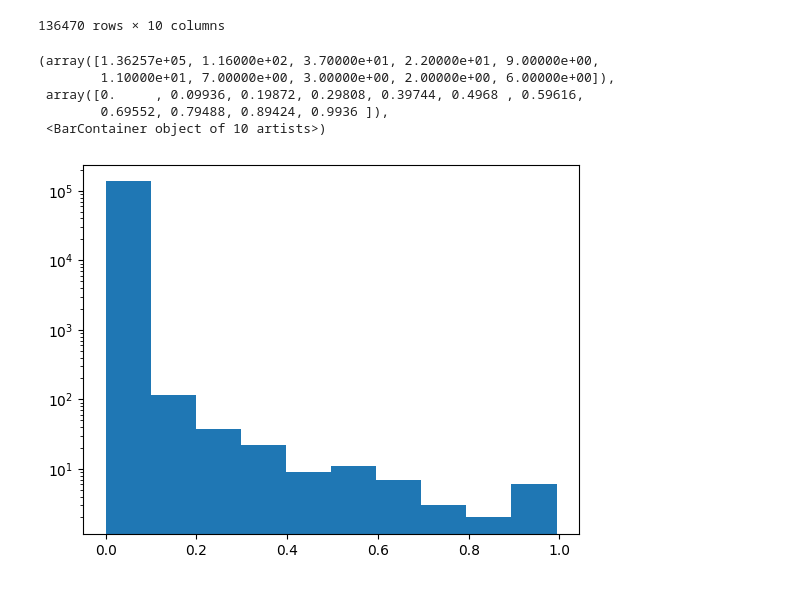
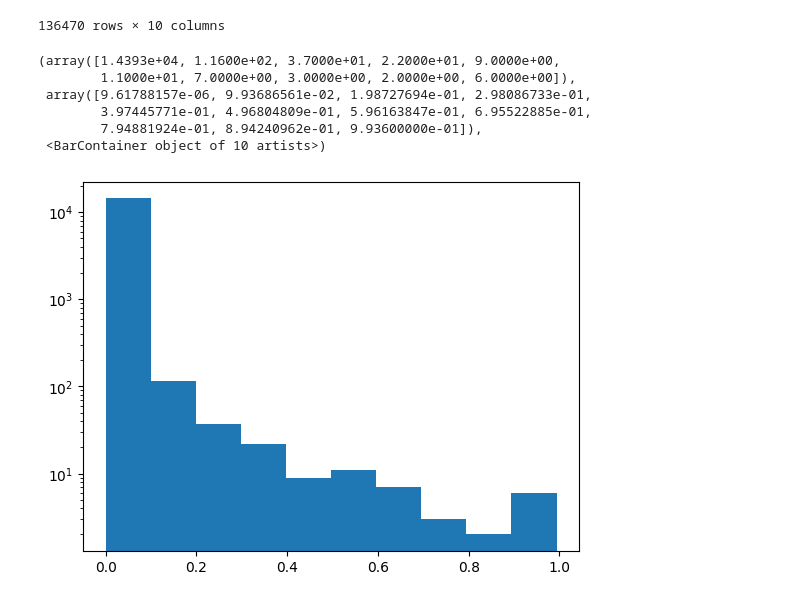
Before and after one commit to agatha-duzan/ada-2023-project-fadamily, a Jupyter notebook: climate_vids_tests.ipynb, the cells around one changed output. Cells and saved outputs as stored; diff of their text form; code cells hidden in the pictures.

```diff
--- a/climate_vids_tests.ipynb
+++ b/climate_vids_tests.ipynb
@@ -131,11 +109,12 @@ display(channels_df.sort_values(by =  'proportion_climate_videos', ascending= Fa
 | 68235 | People & Blogs | 2018-05-12 | UCRWRClsBI3p9gnYO8UBst2g | Laura Towler | 36000 | 27 | 301568.0 | 8.5555 | ... |
 136470 rows × 10 columns
 # %%
-plt.hist(channels_df['proportion_climate_videos'], log = True)
+plt.hist(channels_df['proportion_climate_videos'][channels_df['count_climate_videos'] > 0], log = True)
 # %% [output]
-(array([1.36257e+05, 1.16000e+02, 3.70000e+01, 2.20000e+01, 9.00000e+00,
-        1.10000e+01, 7.00000e+00, 3.00000e+00, 2.00000e+00, 6.00000e+00]),
- array([0.     , 0.09936, 0.19872, 0.29808, 0.39744, 0.4968 , 0.59616,
-        0.69552, 0.79488, 0.89424, 0.9936 ]),
+(array([1.4393e+04, 1.1600e+02, 3.7000e+01, 2.2000e+01, 9.0000e+00,
+        1.1000e+01, 7.0000e+00, 3.0000e+00, 2.0000e+00, 6.0000e+00]),
+ array([9.61788157e-06, 9.93686561e-02, 1.98727694e-01, 2.98086733e-01,
+        3.97445771e-01, 4.96804809e-01, 5.96163847e-01, 6.95522885e-01,
+        7.94881924e-01, 8.94240962e-01, 9.93600000e-01]),
  <BarContainer object of 10 artists>)
-[figure, old version]
+[figure, new version]
```
Also changed, not shown: parts of 8 cells of this notebook, 1 other file.
